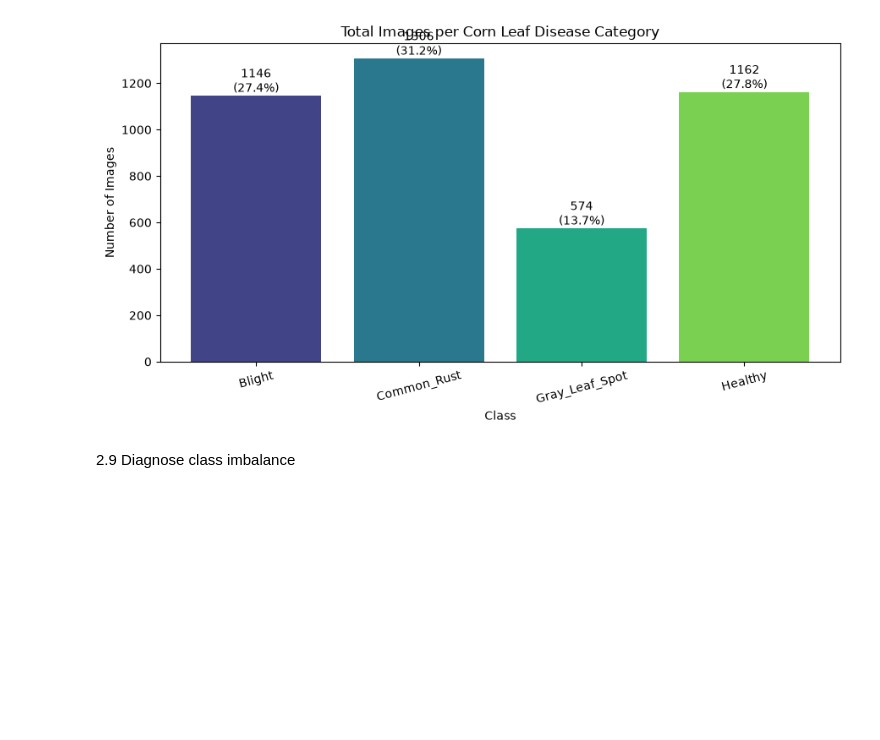
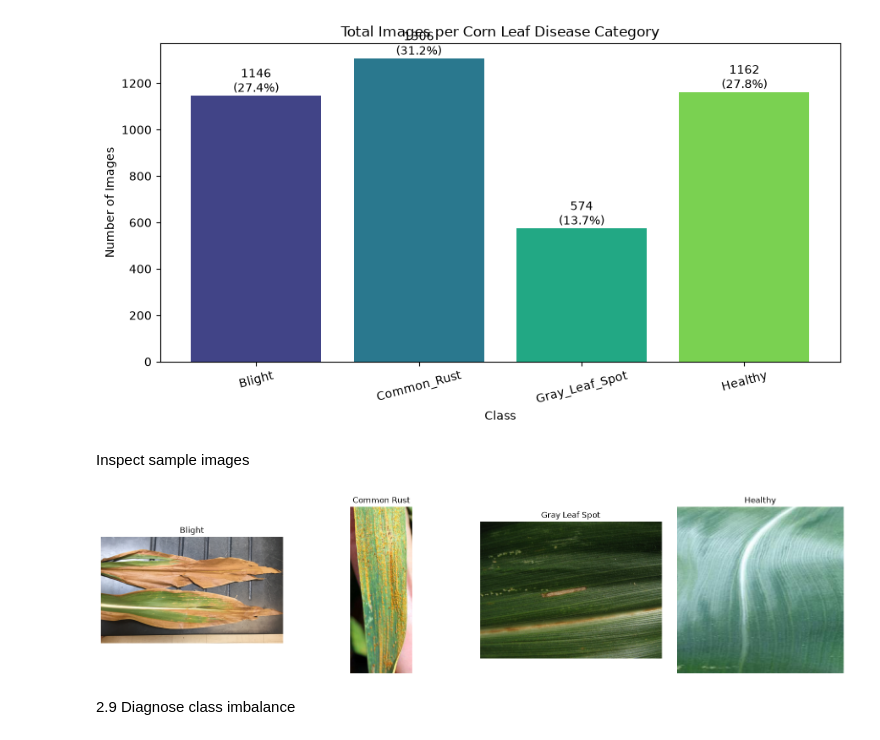
Before and after one commit to Nicolechem/Capstone-Project-Maize-Corn, a Jupyter notebook: corn_disease_cnn.ipynb, the cells around one changed output. Cells and saved outputs as stored; diff of their text form; code cells hidden in the pictures; blank space fills up the shorter version.

Commit message:
update corn disease cnn notebook

```diff
--- a/corn_disease_cnn.ipynb
+++ b/corn_disease_cnn.ipynb
@@ -372,6 +374,44 @@ plt.tight_layout()
 plt.show()
 # %% [output]
 [figure]
+# %% [markdown]
+Inspect sample images
+# %%
+DATA_DIR = Path.cwd() / "corn_pathology_ai-main" / "corn_pathology_ai-main" / "data"
+IMAGE_EXTENSIONS = {".jpg", ".jpeg", ".png", ".bmp", ".webp"}
+
+# Exclude non-class folders such as "assets"
+class_dirs = [
+    folder for folder in sorted(DATA_DIR.iterdir())
+    if folder.is_dir() and folder.name != "assets"
+]
+
+fig, axes = plt.subplots(1, len(class_dirs), figsize=(4 * len(class_dirs), 4))
+axes = axes.ravel()
+
+for axis, class_dir in zip(axes, class_dirs):
+    image_paths = [
+        path for path in class_dir.iterdir()
+        if path.suffix.lower() in IMAGE_EXTENSIONS
+    ]
+
+    if not image_paths:
+        axis.set_title(f"{class_dir.name}\nNo images found")
+        axis.axis("off")
+        continue
+
+    image_path = image_paths[0]  # Change to another index, if desired
+
+    with Image.open(image_path) as image:
+        axis.imshow(image.convert("RGB"))
+
+    axis.set_title(class_dir.name.replace("_", " "))
+    axis.axis("off")
+
+plt.tight_layout()
+plt.show()
+# %% [output]
+[figure, added]
 # %% [markdown]
 2.9 Diagnose class imbalance
 # %%
```
Also changed, not shown: parts of 1 cell of this notebook.
